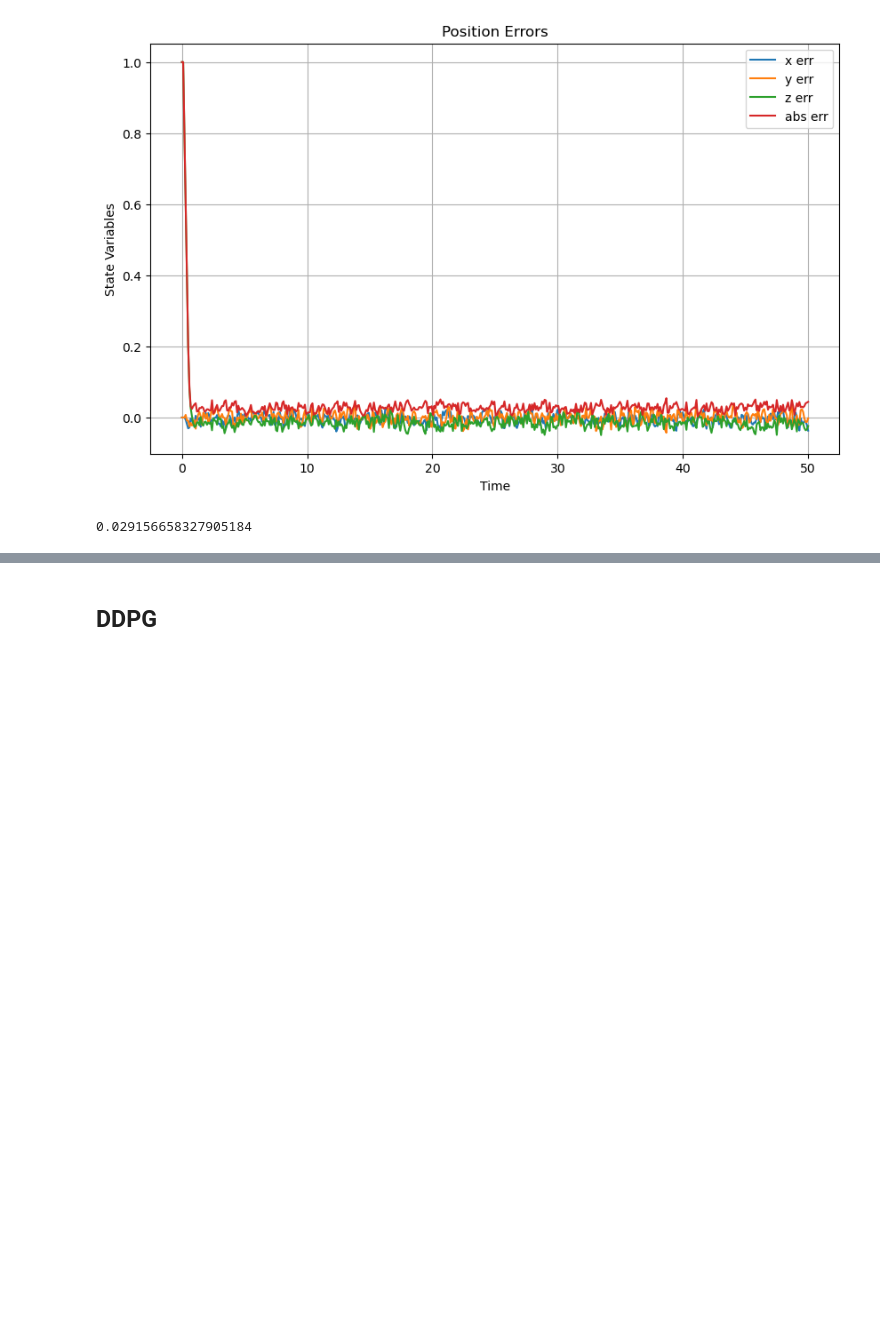
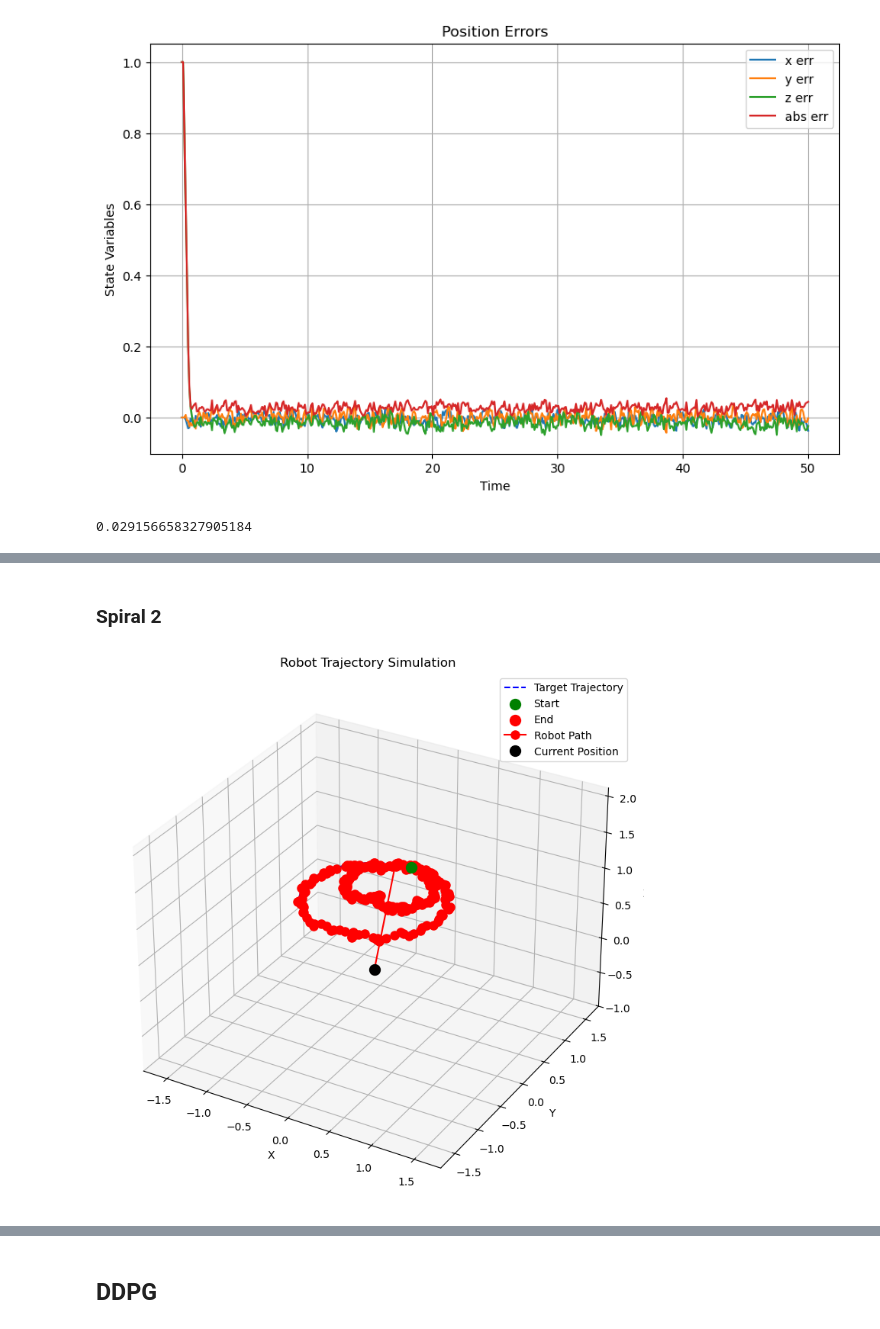
Before and after one commit to damurka5/RL_CDPR, a Jupyter notebook: mujoco_py/11_SB3_PPO&DDPG_evaluation.ipynb, the cells around one changed output, grey strips where cells are left out. Saved outputs shown, nothing was run; the diff lists cells and outputs as text; code cells hidden in the pictures; blank space fills up the shorter version.

```diff
--- a/mujoco_py/11_SB3_PPO&DDPG_evaluation.ipynb
+++ b/mujoco_py/11_SB3_PPO&DDPG_evaluation.ipynb
@@ -388,3 +484,25 @@ visualize_simulation(trajectory=traj1,
+# %% [markdown]
+### Spiral 2
+# %%
+spiral2 = horizontal_spiral2_trajectory_points(t_span = np.linspace(0, 10, 60))
+
+robot_model.cur_state = np.hstack((spiral2[0],
+                                   np.zeros(3),
+                                   spiral2[1]))
+
+states, reached_p, error = follow_trajectory(model=modelSB3_PPO,
+                  initial_state=np.hstack((spiral2[0],
+                                   np.zeros(3),
+                                   spiral2[1])),
+                  trajectory=spiral2,
+                  robot_model=robot_model)
+visualize_simulation(trajectory=spiral2,
+                     robot_states=states,
+                     reached_points=reached_p,
+                     save_animation=True,
+                     gif_name='PPO_spiral2')
+# %% [output]
+[figure, added]
 # %%
 # plotting abs error of trajectory
 plot_error(error)
```
Also changed, not shown: parts of 21 cells of this notebook, 4 other files.
